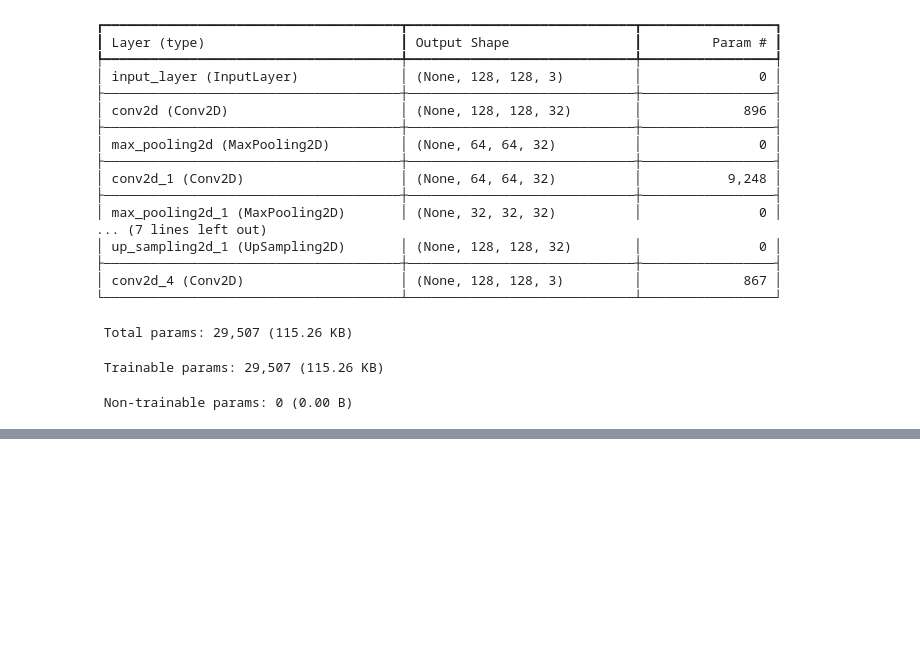
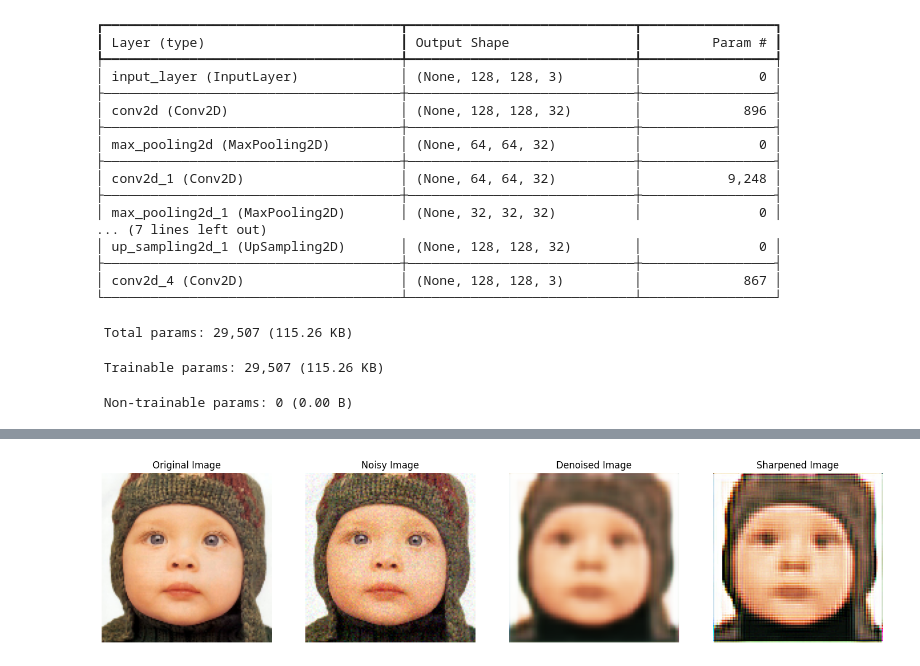
Before and after one commit to JEETMANISHBOBDE/Image-Restoration, a Jupyter notebook: Image_restoration.ipynb, the cells around one changed output, grey strips where cells are left out. Cells and saved outputs as stored; diff of their text form; code cells hidden in the pictures; blank space fills up the shorter version.

```diff
--- a/Image_restoration.ipynb
+++ b/Image_restoration.ipynb
@@ -174,3 +174,12 @@ plt.subplot(1, 4, 3)
 plt.imshow(restored_img[0])
 plt.title("Denoised Image")
 plt.axis('off')
+
+# Sharpened image (final output)
+plt.subplot(1, 4, 4)
+plt.imshow(sharpened_img)
+plt.title("Sharpened Image")
+plt.axis('off')
+
+plt.show()
+# %% [output]
@@ -176,0 +187 @@ plt.axis('off')
+[figure, added]
```
Also changed, not shown: parts of 3 cells of this notebook.
